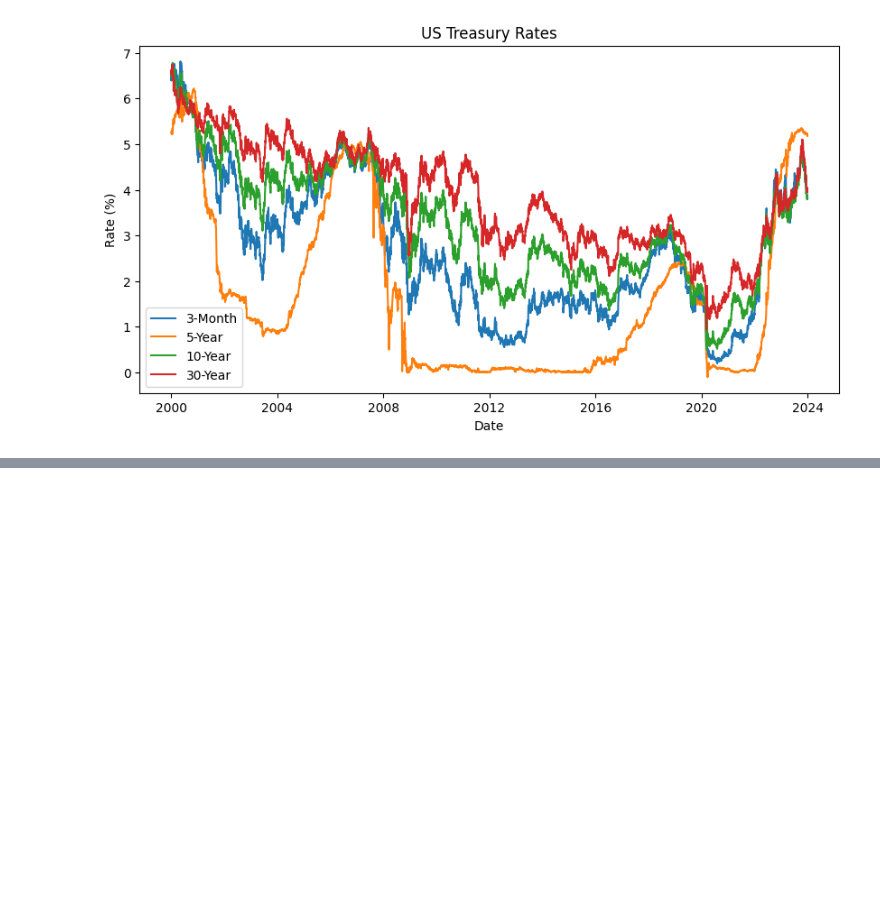
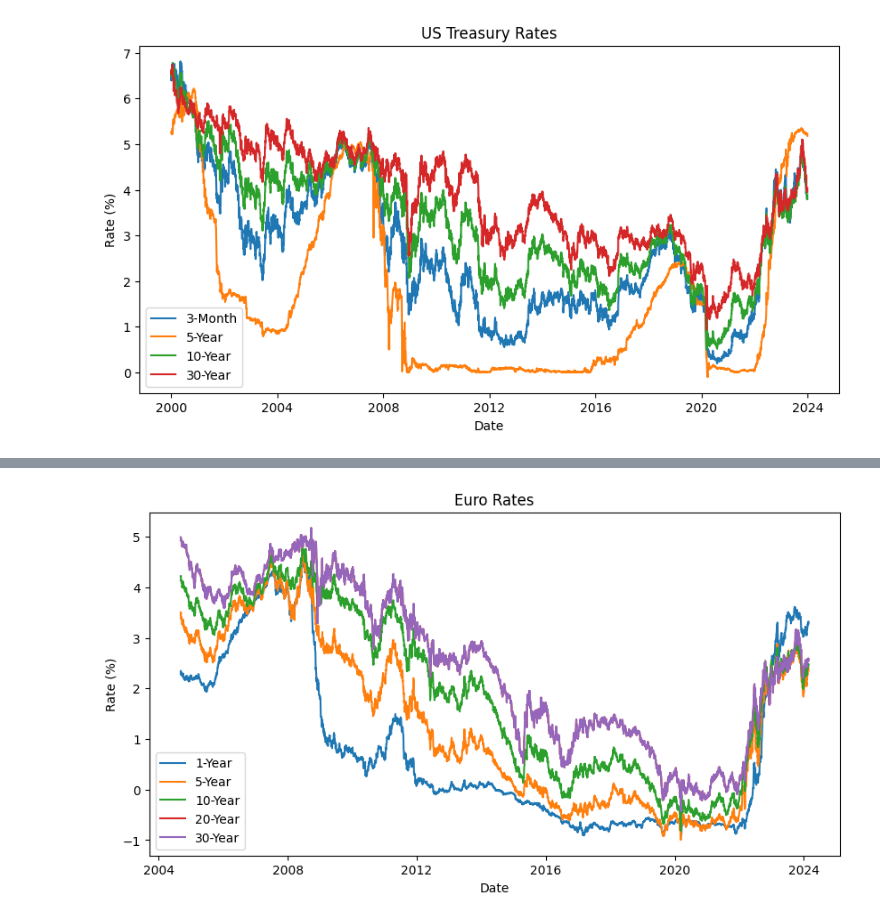
Before and after one commit to MathQuantLab/interest-rates-modelling, a Jupyter notebook: Data/Data.ipynb, the cells around one changed output, grey strips where cells are left out. Saved outputs shown, nothing was run; the diff lists cells and outputs as text; code cells hidden in the pictures; blank space fills up the shorter version.

Commit message:
European Yield rates

```diff
--- a/Data/Data.ipynb
+++ b/Data/Data.ipynb
@@ -83,0 +87,3 @@ plt.show()
+# %%
+df_euro_rates = pd.read_csv("euro_rates.csv", index_col=0, parse_dates=True)
+df_euro_rates
@@ -83,0 +105,15 @@ plt.show()
+# %%
+#plotting for the Euro rates
+plt.figure(figsize=(10, 5))
+plt.plot(df_euro_rates["1-Year"], label="1-Year")
+plt.plot(df_euro_rates["5-Year"], label="5-Year")
+plt.plot(df_euro_rates["10-Year"], label="10-Year")
+plt.plot(df_euro_rates["20-Year"], label="20-Year")
+plt.plot(df_euro_rates["30-Year"], label="30-Year")
+plt.legend()
+plt.xlabel("Date")
+plt.ylabel("Rate (%)")
+plt.title("Euro Rates")
+plt.show()
+# %% [output]
+[figure, added]
```
Also changed, not shown: parts of 6 cells of this notebook.
